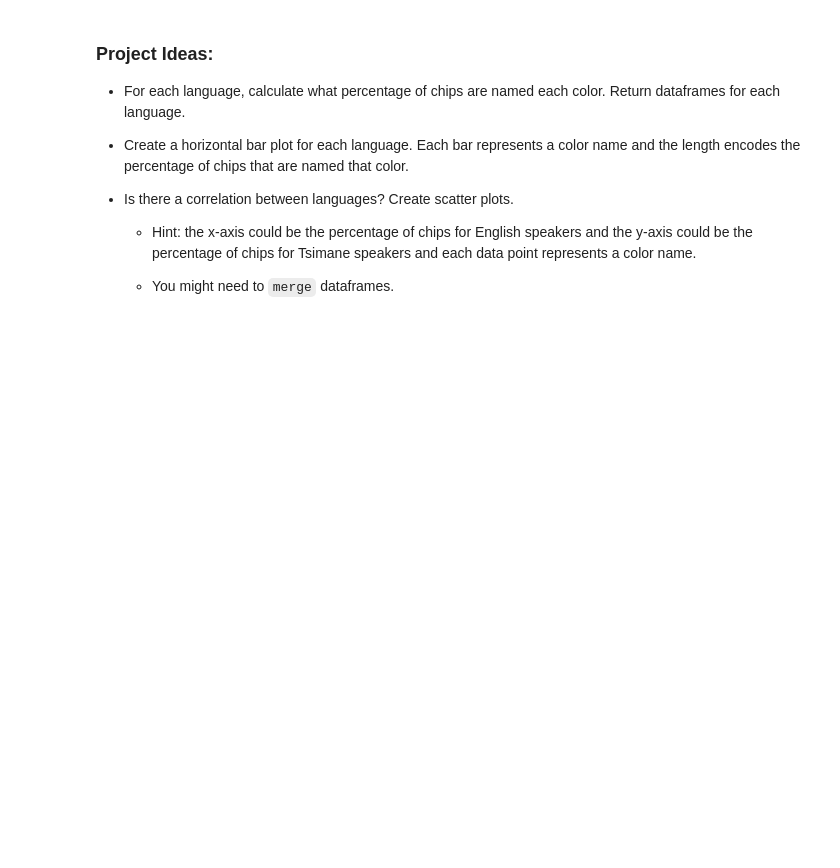
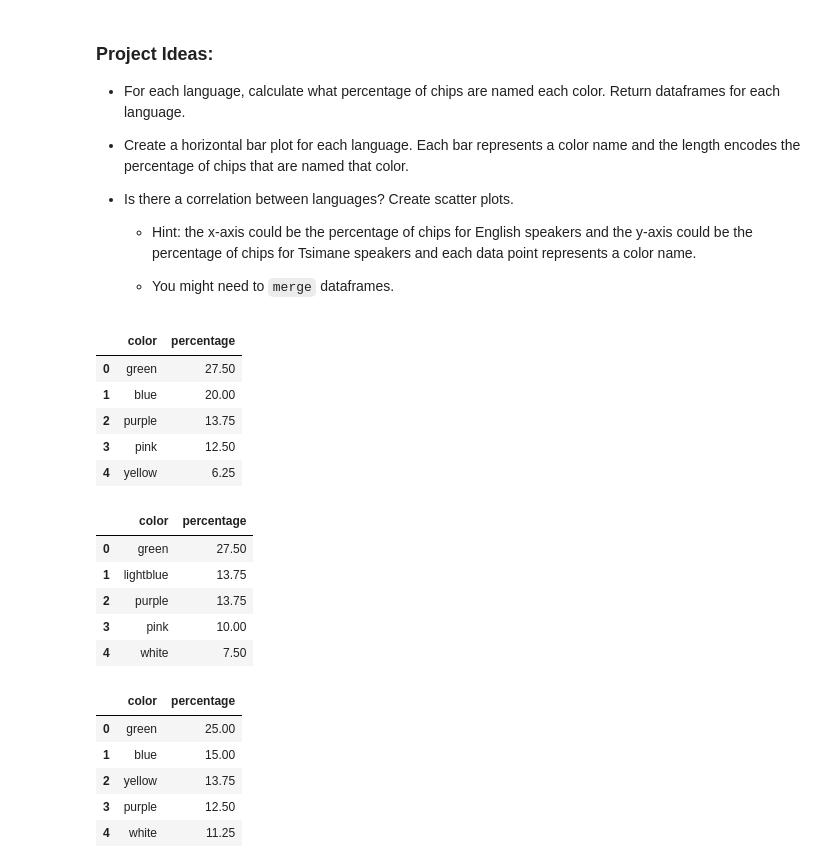
Before and after one commit to daf01-web/Mineria-de-Datos, a Jupyter notebook: naming_colors.ipynb, the cells around one changed output. Drawn from its saved outputs; the diff is of its cells as text; code cells hidden in the pictures; blank space fills up the shorter version.

```diff
--- a/naming_colors.ipynb
+++ b/naming_colors.ipynb
@@ -67,3 +70,34 @@ plot_colors('english_color')
 	- You might need to `merge` dataframes.
 # %%
 # YOUR CODE HERE (add more cells as needed)
+# %%
+df_en = df['english_color'].value_counts(normalize=True).mul(100).reset_index()
+df_en.columns = ['color', 'percentage']
+display(df_en.head())
+
+df_es = df['spanish_color'].value_counts(normalize=True).mul(100).reset_index()
+df_es.columns = ['color', 'percentage']
+display(df_es.head())
+
+df_ts = df['tsimane_color'].value_counts(normalize=True).mul(100).reset_index()
+df_ts.columns = ['color', 'percentage']
+display(df_ts.head())
+# %% [output]
+|  | color | percentage |
+| 0 | green | 27.50 |
+| 1 | blue | 20.00 |
+| 2 | purple | 13.75 |
+| 3 | pink | 12.50 |
+| 4 | yellow | 6.25 |
+|  | color | percentage |
+| 0 | green | 27.50 |
+| 1 | lightblue | 13.75 |
+| 2 | purple | 13.75 |
+| 3 | pink | 10.00 |
+| 4 | white | 7.50 |
+|  | color | percentage |
+| 0 | green | 25.00 |
+| 1 | blue | 15.00 |
+| 2 | yellow | 13.75 |
+| 3 | purple | 12.50 |
+| 4 | white | 11.25 |
```
Also changed, not shown: parts of 3 cells of this notebook.
